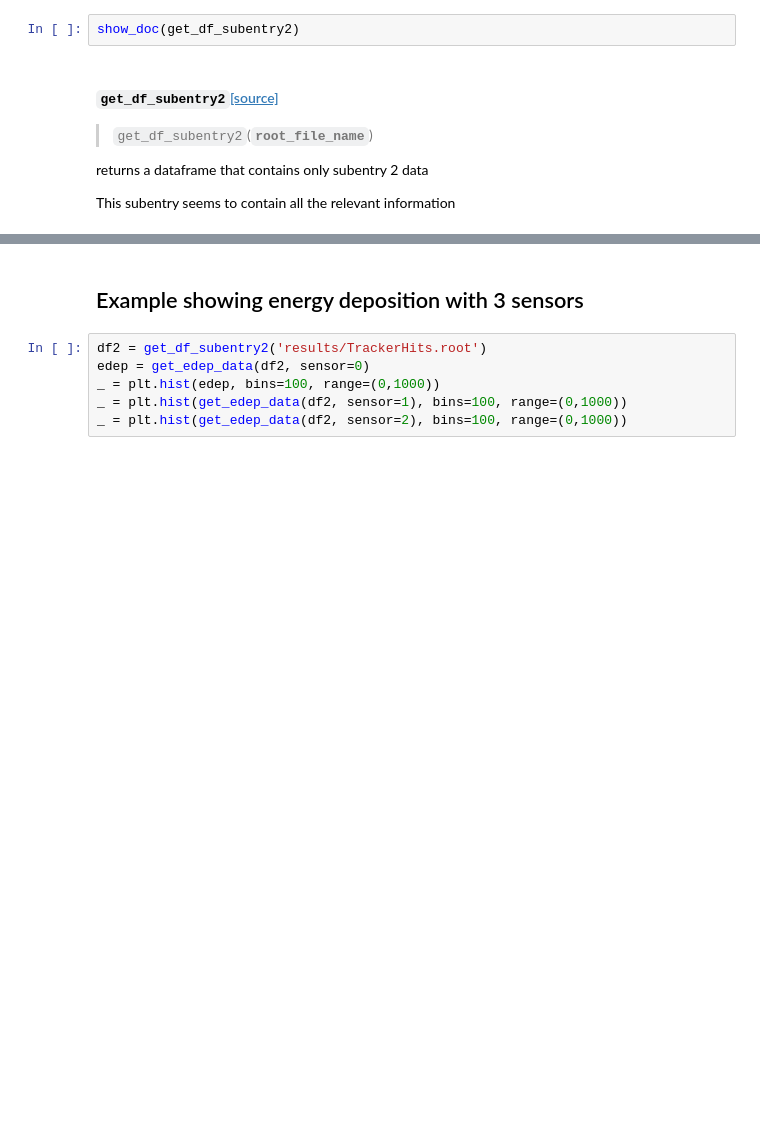
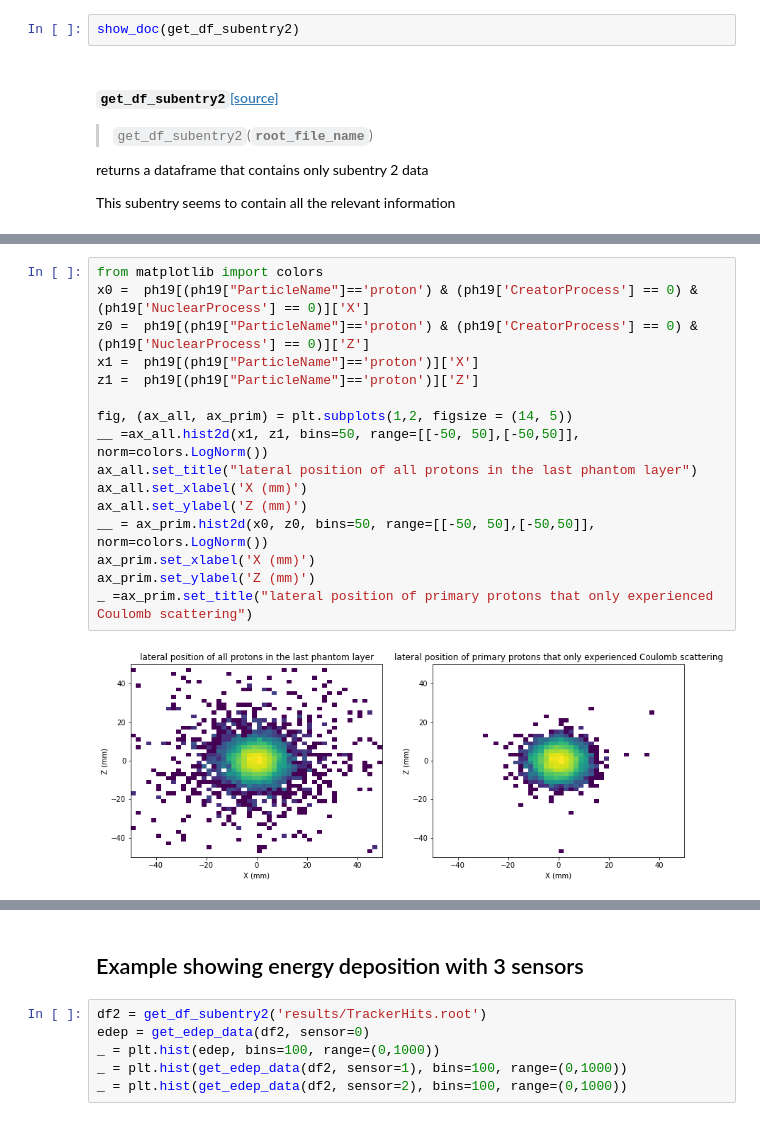
Before and after one commit to dmitryhits/ProtonBeamTherapy, a Jupyter notebook: nbs/01_analysis.ipynb, the cells around one changed output, grey strips where cells are left out. Drawn from its saved outputs; the diff is of its cells as text; blank space fills up the shorter version.

```diff
--- a/nbs/01_analysis.ipynb
+++ b/nbs/01_analysis.ipynb
@@ -128,0 +159,18 @@ Ekin_proton.hist(bins=50)
+# %%
+from matplotlib import colors
+x0 =  ph19[(ph19["ParticleName"]=='proton') & (ph19['CreatorProcess'] == 0) & (ph19['NuclearProcess'] == 0)]['X']
+z0 =  ph19[(ph19["ParticleName"]=='proton') & (ph19['CreatorProcess'] == 0) & (ph19['NuclearProcess'] == 0)]['Z']
+x1 =  ph19[(ph19["ParticleName"]=='proton')]['X']
+z1 =  ph19[(ph19["ParticleName"]=='proton')]['Z']
+
+fig, (ax_all, ax_prim) = plt.subplots(1,2, figsize = (14, 5))
+__ =ax_all.hist2d(x1, z1, bins=50, range=[[-50, 50],[-50,50]], norm=colors.LogNorm())
+ax_all.set_title("lateral position of all protons in the last phantom layer")
+ax_all.set_xlabel('X (mm)')
+ax_all.set_ylabel('Z (mm)')
+__ = ax_prim.hist2d(x0, z0, bins=50, range=[[-50, 50],[-50,50]], norm=colors.LogNorm())
+ax_prim.set_xlabel('X (mm)')
+ax_prim.set_ylabel('Z (mm)')
+_ =ax_prim.set_title("lateral position of primary protons that only experienced Coulomb scattering")
+# %% [output]
+[figure, added]
```
Also changed, not shown: parts of 14 cells of this notebook, 6 other files.
